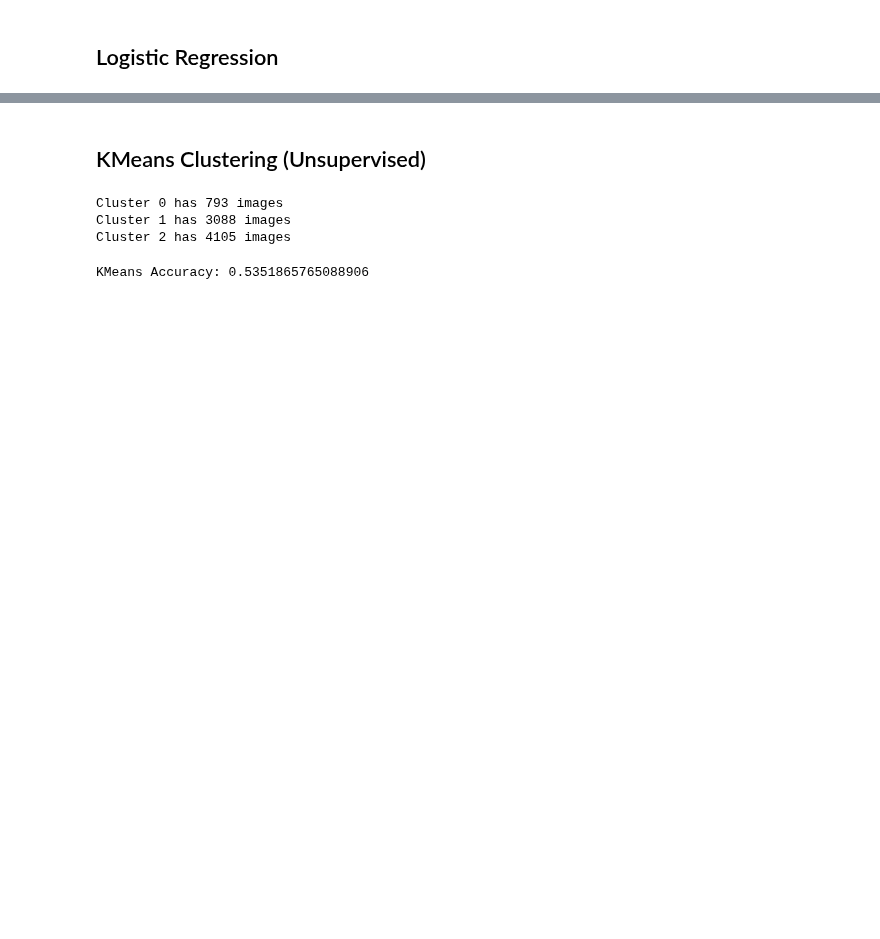
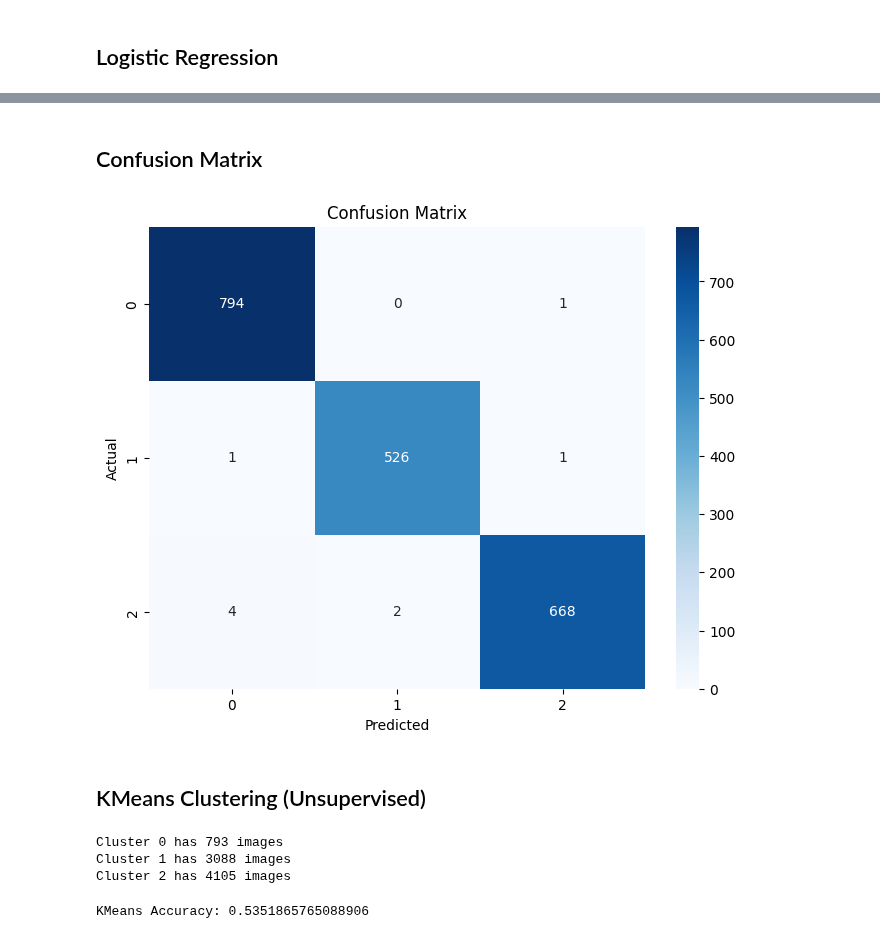
Before and after one commit to DORMODO/ML-Project-2025, a Jupyter notebook: notebooks/image__/image_EDA.ipynb, the cells around one changed output, grey strips where cells are left out. Cells and saved outputs as stored; diff of their text form; code cells hidden in the pictures; blank space fills up the shorter version.

```diff
--- a/notebooks/image__/image_EDA.ipynb
+++ b/notebooks/image__/image_EDA.ipynb
@@ -94,0 +109,21 @@ Processing Pear/Pear 9
+# %%
+from skimage.feature import hog
+from sklearn.model_selection import train_test_split
+import numpy as np
+
+# Parameters
+pixels_per_cell = (8, 8)
+cells_per_block = (2, 2)
+
+# Extract HOG features for all images
+hog_features = []
+for img in data:  # data = list of preprocessed grayscale images
+    features = hog(img, pixels_per_cell=pixels_per_cell,
+                   cells_per_block=cells_per_block,
+                   visualize=False, feature_vector=True)
+    hog_features.append(features)
+
+X_hog = np.array(hog_features)
+
+print("HOG feature matrix shape:", X_hog.shape)
+print("Labels shape:", y.shape)
@@ -99,7 +137,8 @@ N, H, W,  = x.shape
 X_flat = x.reshape(N, H*W)  # كل صورة تصبح vector بطول H*W
 
 # Split to train & test
-X_train, X_test, y_train, y_test = train_test_split(X_flat, y, test_size=0.25, random_state=0,shuffle=True)
+X_train, X_test, y_train, y_test = train_test_split(X_hog, y, test_size=0.25, random_state=0,shuffle=True)
+print("Train and Test shapes after flatten:")
 print(X_train.shape)
 print(X_test.shape)
 # %% [output]
@@ -125,3 +165,18 @@ Logistic Regression Accuracy: 0.9734601902854282
+# %% [markdown]
+## Confusion Matrix
+# %%
+from sklearn.metrics import accuracy_score, confusion_matrix, ConfusionMatrixDisplay, roc_curve, auc
+import seaborn as sns
+
+cm = confusion_matrix(y_test, y_pred)
+plt.figure(figsize=(8,6))
+sns.heatmap(cm, annot=True, fmt="d", cmap="Blues")
+plt.xlabel("Predicted")
+plt.ylabel("Actual")
+plt.title("Confusion Matrix")
+plt.show()
+# %% [output]
+[figure, added]
 # %% [markdown]
 ## KMeans Clustering (Unsupervised)
 # %%
```
Also changed, not shown: parts of 8 cells of this notebook.
